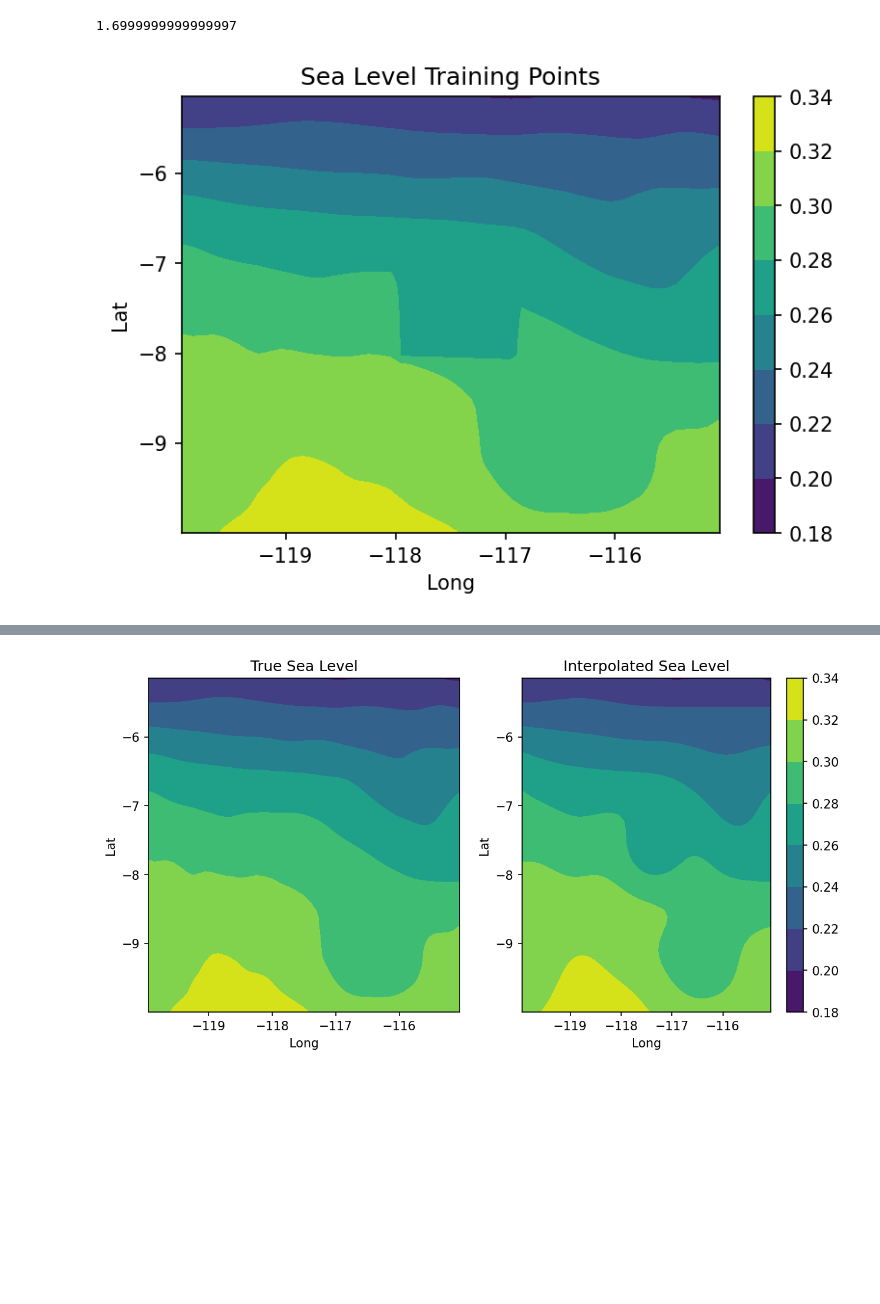
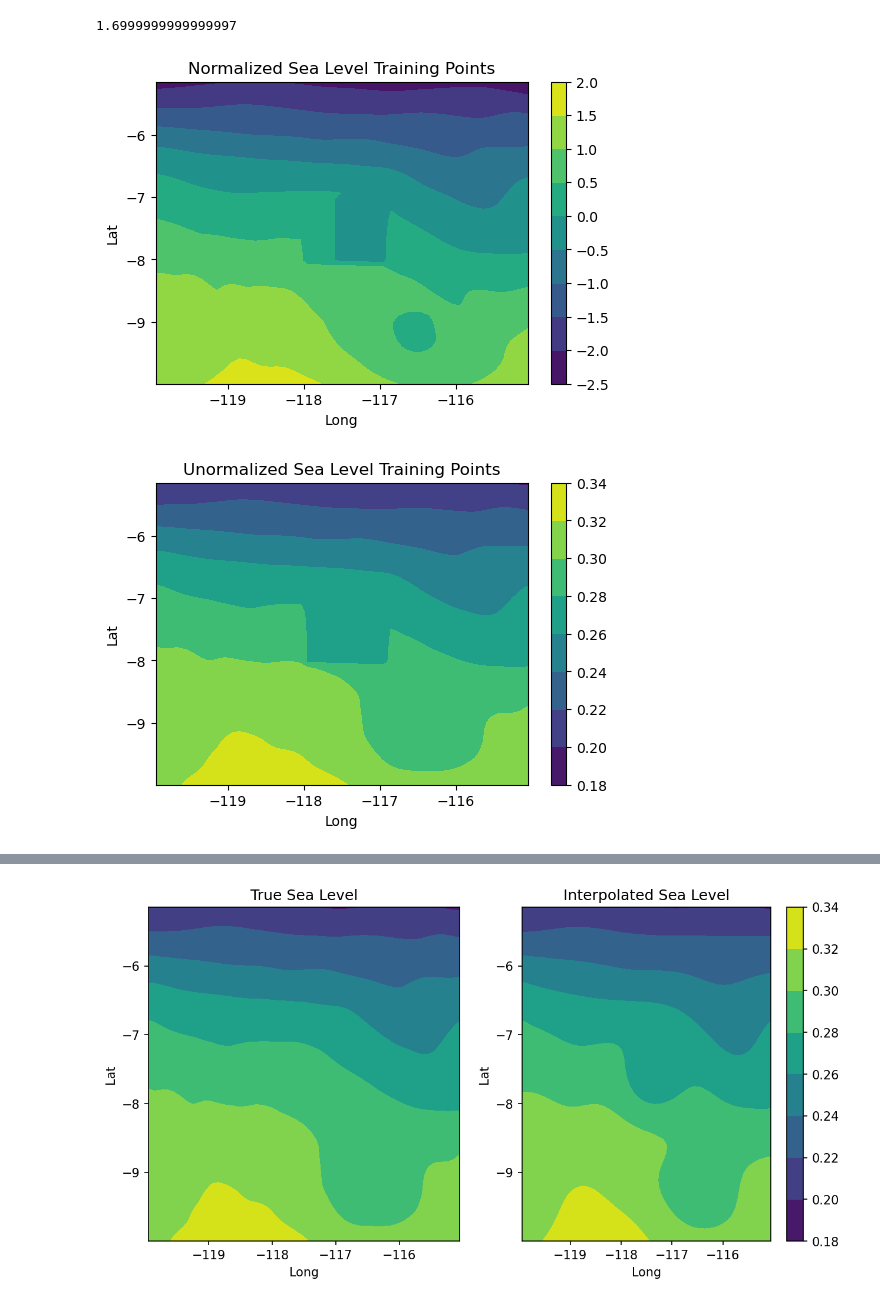
Before and after one commit to rohanlopez7/BML_GP_Project, a Jupyter notebook: Nicole/spatial-rbf.ipynb, the cells around one changed output, grey strips where cells are left out. Drawn from its saved outputs; the diff is of its cells as text; code cells hidden in the pictures; blank space fills up the shorter version.

```diff
--- a/Nicole/spatial-rbf.ipynb
+++ b/Nicole/spatial-rbf.ipynb
@@ -183,3 +185,17 @@ pred_labels = observed_pred.mean.view(n)
+# %%
+# Plot Sea Level Normalized Training Data
+train_X_1, train_X_2 = np.meshgrid(train_x[:,1].unique(),train_x[:,0].unique())
+
+plt.figure(dpi=100)
+plt.contourf(train_X_1, train_X_2,
+             train_y.reshape(train_X_2.shape))
+plt.title("Normalized Sea Level Training Points")
+plt.xlabel("Long")
+plt.ylabel("Lat")
+plt.colorbar()
+plt.show()
+# %% [output]
+[figure, added]
 # %%
 # Unnormalize Data
 train_y = (train_y * ytrain_std) + ytrain_mean
@@ -189,17 +205,17 @@ pred_labels = (pred_labels * ytrain_std) + ytrain_mean
 # %%
 # Plot Sea Level Training Data
 train_X_1, train_X_2 = np.meshgrid(train_x[:,1].unique(),train_x[:,0].unique())
 
-plt.figure(dpi=150)
+plt.figure(dpi=100)
 plt.contourf(train_X_1, train_X_2,
              train_y.reshape(train_X_2.shape))
-plt.title("Sea Level Training Points")
+plt.title("Unormalized Sea Level Training Points")
 plt.xlabel("Long")
 plt.ylabel("Lat")
 plt.colorbar()
 plt.show()
 # %% [output]
-[figure, old version]
+[figure, new version]
 # %%
 # Plot Training Data and Model Fit
 train_X_1, train_X_2 = np.meshgrid(train_x[:,1].unique(),train_x[:,0].unique())
```
Also changed, not shown: parts of 8 cells of this notebook.
